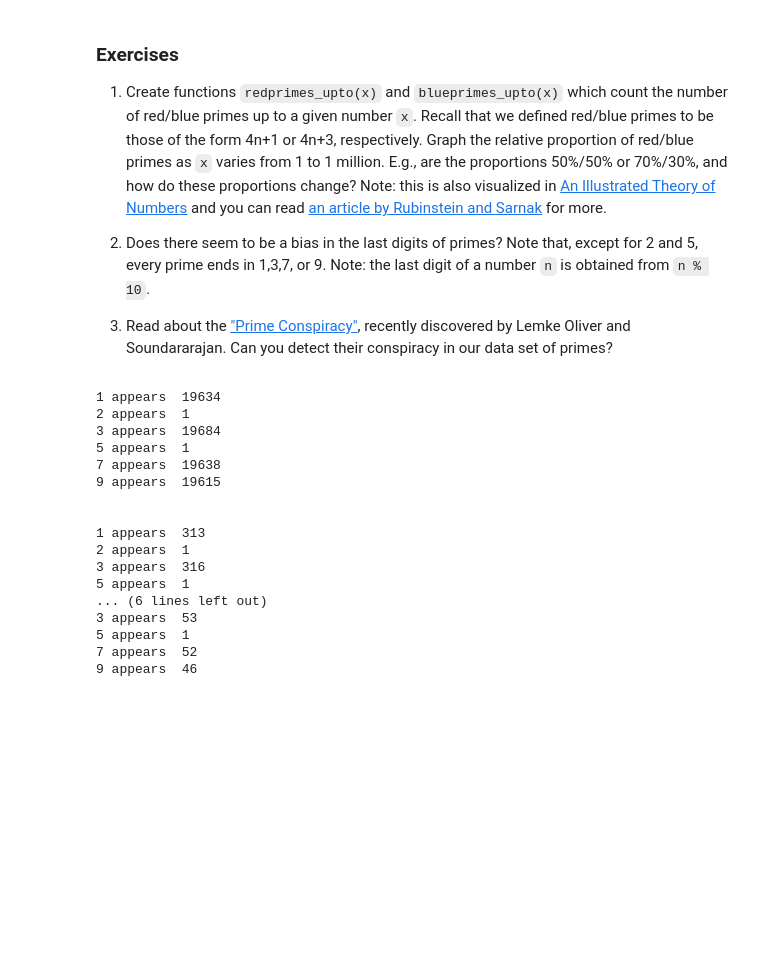
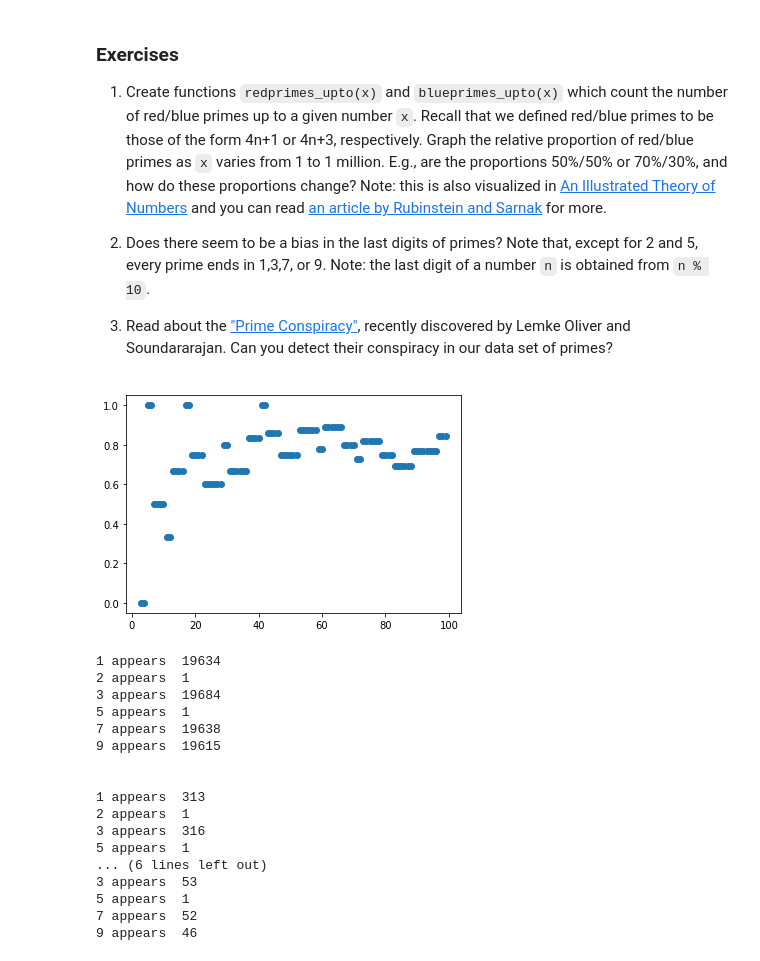
Before and after one commit to wyethl/Math-152, a Jupyter notebook: P4M_Notebook_3.ipynb, the cells around one changed output. Drawn from its saved outputs; the diff is of its cells as text; code cells hidden in the pictures; blank space fills up the shorter version.

```diff
--- a/P4M_Notebook_3.ipynb
+++ b/P4M_Notebook_3.ipynb
@@ -951,35 +951,37 @@ def redprimes_upto(x):
       if prime == (4*n + 1):
         redprimes += 1
         break
 
   return redprimes
 
 
 
 def blueprimes_upto(x):
   blueprimes = 0
   primes = where(isprime_list(x))
 
   for prime in primes:
     for n in range(0,prime):
       if prime == (4*n + 3):
         blueprimes += 1
         break
   return blueprimes
 
 def proportion(value):
   #x is our input value
   #y is our ratio of red to blue
   x = []
   y = []
-  for i in range(3,value, 100):
+  for i in range(3,value):
     x.append(i)
     y.append(redprimes_upto(i) / blueprimes_upto(i))
 
   plt.scatter(x, y)
   plt.show()
 
-proportion(1000000)
+proportion(100)
+# %% [output]
+[figure, added]
 # %%
 #2
 def end_digit(x):
```
